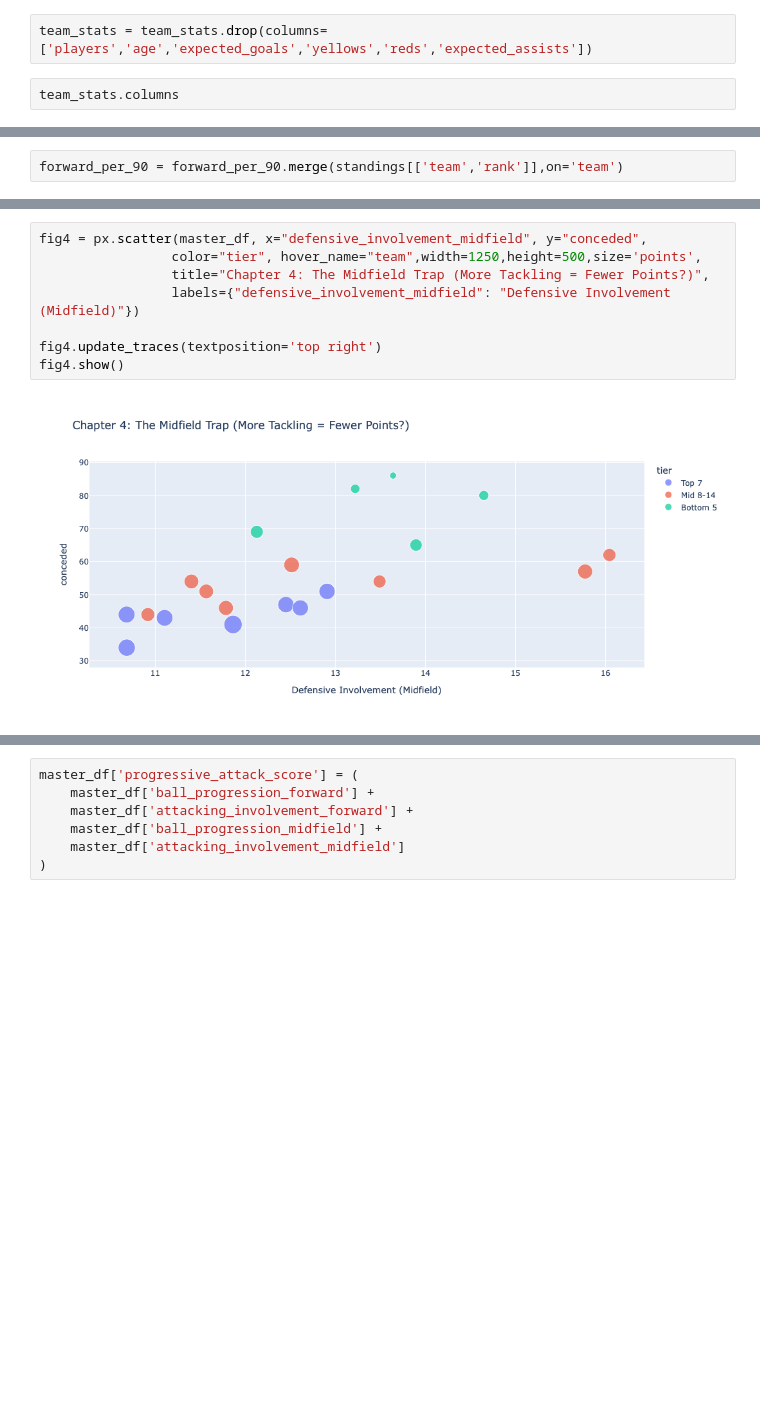
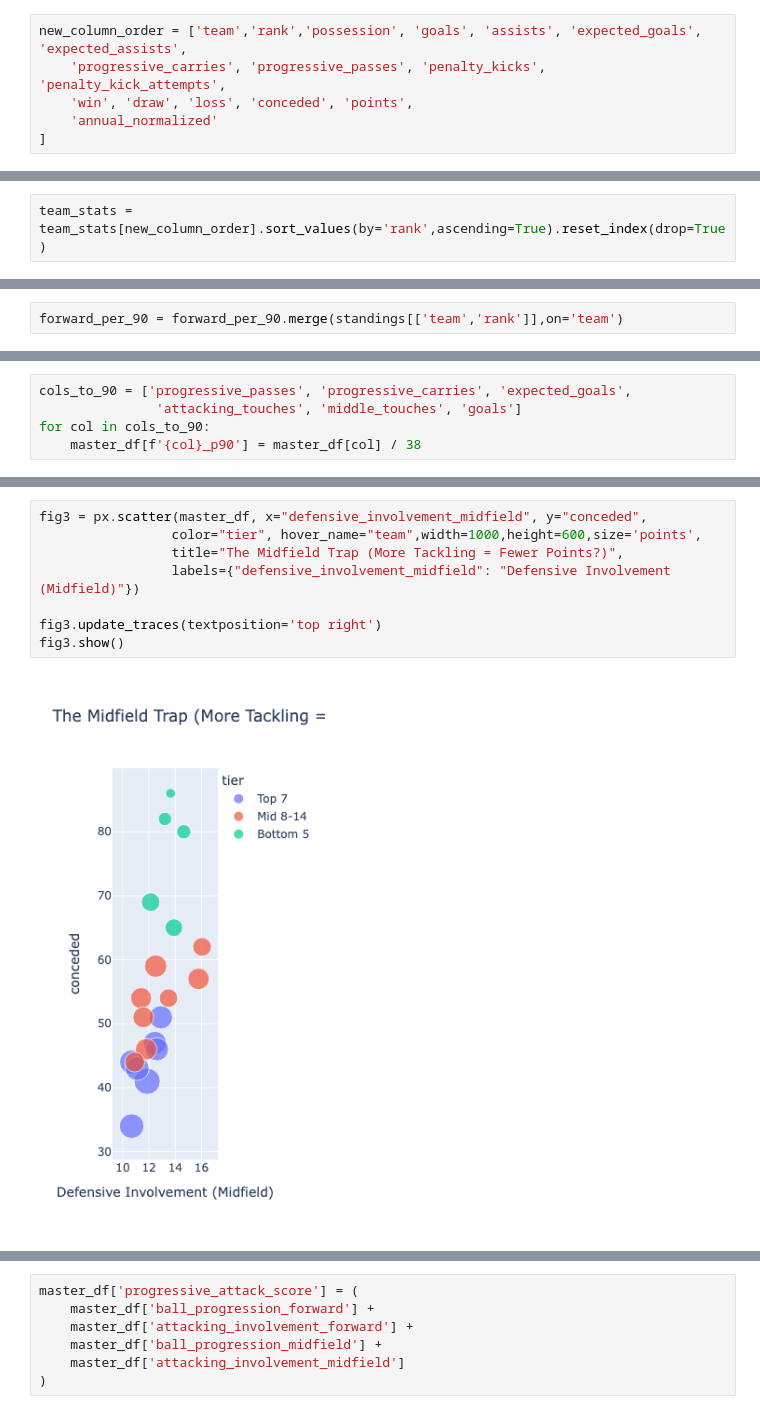
Before and after one commit to michaelkot1/Premier_League_2024-2025_analysis, a Jupyter notebook: main_inspecting.ipynb, the cells around one changed output, grey strips where cells are left out. Cells and saved outputs as stored; diff of their text form; blank space fills up the shorter version.

```diff
--- a/main_inspecting.ipynb
+++ b/main_inspecting.ipynb
@@ -59,4 +47,6 @@ team_stats = team_stats.merge(team_salary,on='team',how='outer')
-# %%
-team_stats = team_stats.drop(columns=['players','age','expected_goals','yellows','reds','expected_assists'])
 # %%
-team_stats.columns
+new_column_order = ['team','rank','possession', 'goals', 'assists', 'expected_goals', 'expected_assists',
+    'progressive_carries', 'progressive_passes', 'penalty_kicks', 'penalty_kick_attempts',
+    'win', 'draw', 'loss', 'conceded', 'points',
+    'annual_normalized'
+]
@@ -69,3 +53,5 @@ Index(['team', 'possession', 'goals', 'assists', 'penalty_kicks',
+# %%
+team_stats = team_stats[new_column_order].sort_values(by='rank',ascending=True).reset_index(drop=True)
 # %%
 columns = ['possession','goals','annual_normalized','assists','conceded', 'penalty_kicks',
        'penalty_kick_attempts', 'progressive_carries', 'progressive_passes'
@@ -674,3 +580,8 @@ master_df = master_df.merge(forward_per_90[['team', 'defensive_involvement_forwa
 
 # Add the Tier group
 master_df['tier'] = pd.cut(master_df['rank'], bins=[-1, 7, 15, 21], labels=['Top 7', 'Mid 8-14', 'Bottom 5'])
+# %%
+cols_to_90 = ['progressive_passes', 'progressive_carries', 'expected_goals',
+               'attacking_touches', 'middle_touches', 'goals']
+for col in cols_to_90:
+    master_df[f'{col}_p90'] = master_df[col] / 38
@@ -721,10 +674,10 @@ fig2.show()
 # %%
-fig4 = px.scatter(master_df, x="defensive_involvement_midfield", y="conceded",
-                 color="tier", hover_name="team",width=1250,height=500,size='points',
-                 title="Chapter 4: The Midfield Trap (More Tackling = Fewer Points?)",
+fig3 = px.scatter(master_df, x="defensive_involvement_midfield", y="conceded",
+                 color="tier", hover_name="team",width=1000,height=600,size='points',
+                 title="The Midfield Trap (More Tackling = Fewer Points?)",
                  labels={"defensive_involvement_midfield": "Defensive Involvement (Midfield)"})
 
-fig4.update_traces(textposition='top right')
-fig4.show()
+fig3.update_traces(textposition='top right')
+fig3.show()
 # %% [output]
-[figure, old version]
+[figure, new version]
```
Also changed, not shown: parts of 102 cells of this notebook, 1 other file.
